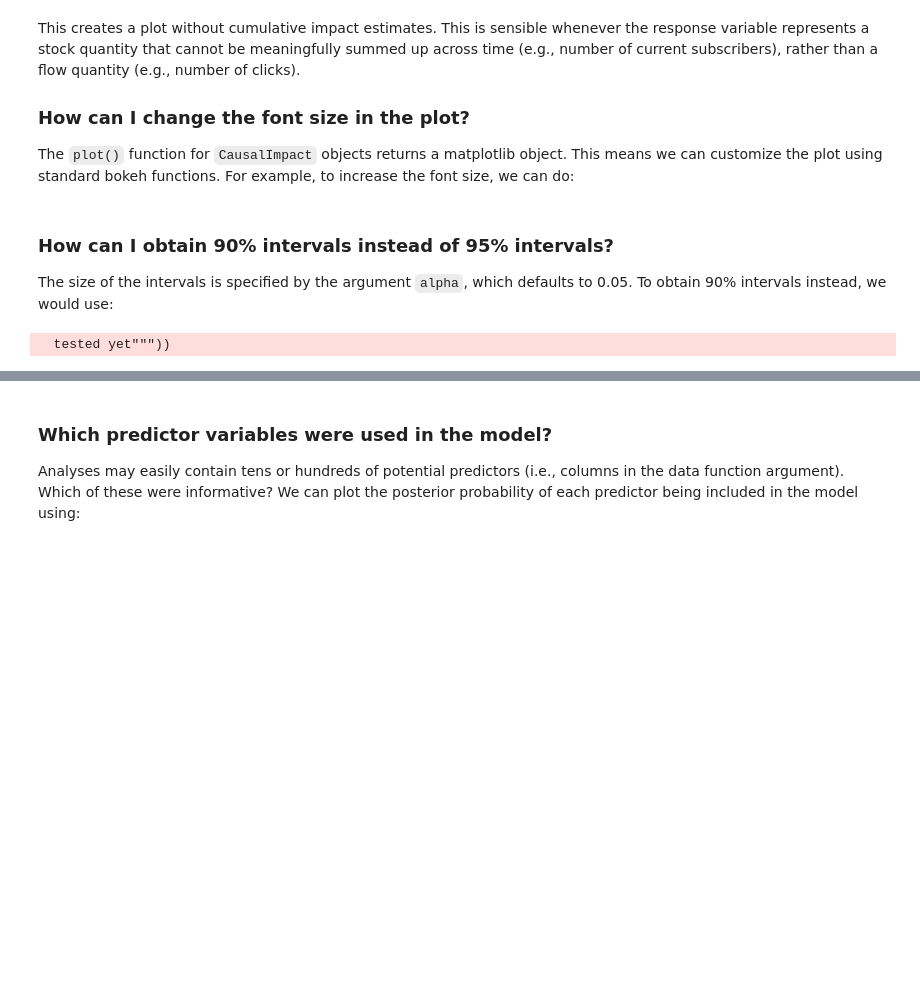
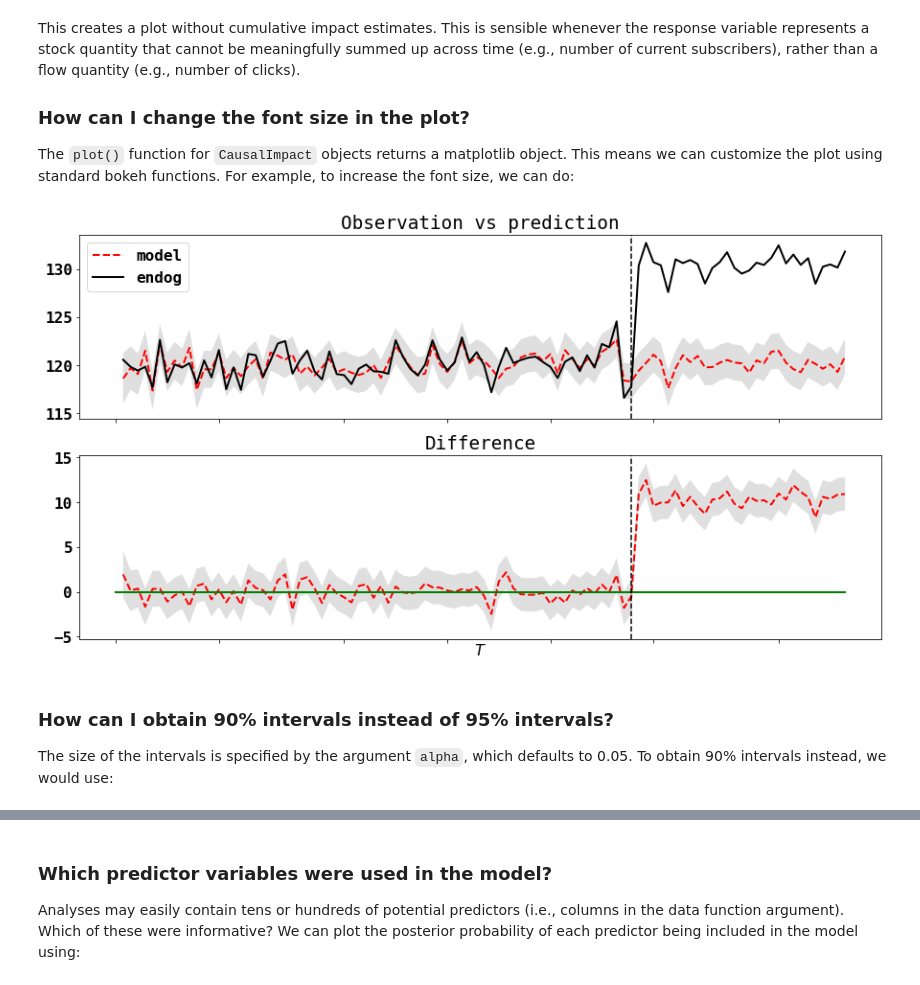
Before and after one commit to jamalsenouci/causalimpact, a Jupyter notebook: GettingStarted.ipynb, the cells around one changed output, grey strips where cells are left out. Saved outputs shown, nothing was run; the diff lists cells and outputs as text; code cells hidden in the pictures; blank space fills up the shorter version.

```diff
--- a/GettingStarted.ipynb
+++ b/GettingStarted.ipynb
@@ -287,7 +357,20 @@ The `plot()` function for `CausalImpact` objects returns a matplotlib object. Th
+# %%
+font = {'family' : 'monospace',
+        'weight' : 'bold',
+        'size'   : 16}
+
+matplotlib.rc('font', **font)
+impact.plot(["original", "pointwise"])
+# reset back to normal
+font = {'family' : 'sans serif',
+        'weight' : 'normal',
+        'size'   : 12}
+
+matplotlib.rc('font', **font)
+# %% [output]
+[figure, added]
 # %% [markdown]
 ### How can I obtain 90% intervals instead of 95% intervals?
 The size of the intervals is specified by the argument `alpha`, which defaults to 0.05. To obtain 90% intervals instead, we would use:
 # %%
-impact = CausalImpact(data, pre_period, post_period, alpha = 0.1)
+perc_90_impact = CausalImpact(data, pre_period, post_period, alpha = 0.1)
-# %% [output]
-  tested yet"""))
```
Also changed, not shown: parts of 22 cells of this notebook, 32 other files.
